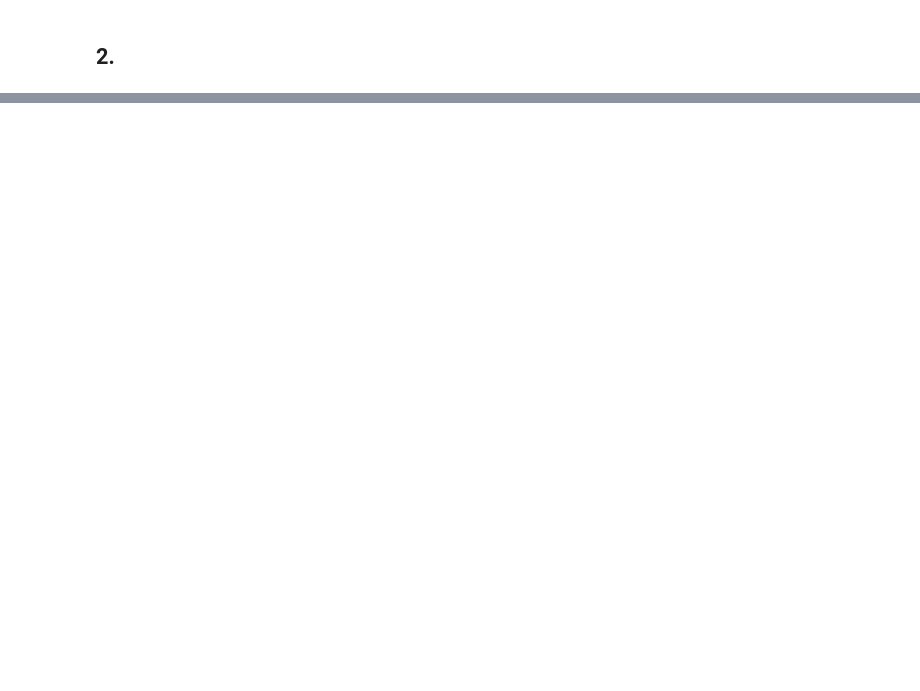
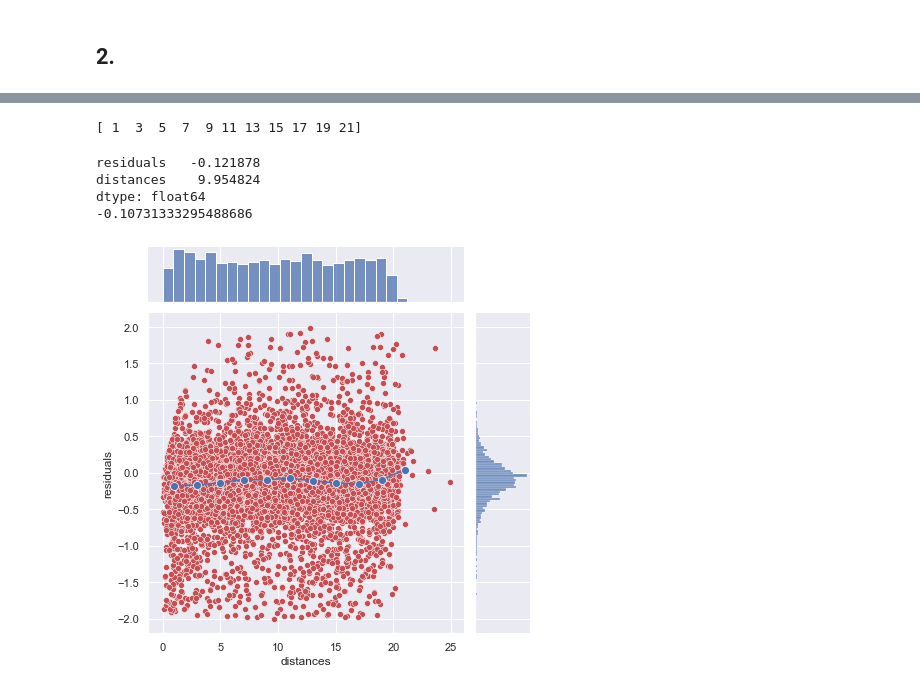
Before and after one commit to maxhoeth/LaboratoryOfComputationalPhysics_Y4, a Jupyter notebook: ex_06_maxhoeth.ipynb, the cells around one changed output, grey strips where cells are left out. Cells and saved outputs as stored; diff of their text form; code cells hidden in the pictures; blank space fills up the shorter version.

```diff
--- a/ex_06_maxhoeth.ipynb
+++ b/ex_06_maxhoeth.ipynb
@@ -72,0 +141,4 @@ print(np.sum(a)*abs(b[4]-b[5]))
+# %%
+import seaborn as sns
+sns.set(style="darkgrid")
+sns.jointplot(y=data1['residuals'][mask], x=data1['distances'][mask], kind='reg')
@@ -72,0 +148,7 @@ print(np.sum(a)*abs(b[4]-b[5]))
+# %%
+x1 = np.arange(1, 23 , 2)
+print(x1)
+# %% [output]
+[ 1  3  5  7  9 11 13 15 17 19 21]
+# %%
+y1 = np.array([[data1['residuals'][i] for i in data1.index if s - 1 <= data1['distances'][i] <= 1 + s] for s in x1 ])
@@ -72,0 +157,23 @@ print(np.sum(a)*abs(b[4]-b[5]))
+# %%
+for i in range(len(y1)):
+     y1[i] = np.mean(y1[i])
+
+print(np.mean(data1))
+print(np.mean(y1))
+# %% [output]
+residuals   -0.121878
+distances    9.954824
+dtype: float64
+-0.10731333295488686
+# %%
+g = sns.JointGrid()
+sns.scatterplot(data1['distances'], data1['residuals'], color='r', ax=g.ax_joint, )
+sns.lineplot(x=x1, y=y1, marker='o', markersize=8, ax=g.ax_joint)
+sns.histplot(x=data1['distances'], ax=g.ax_marg_x)
+sns.histplot(y=data1['residuals'], ax=g.ax_marg_y)
+plt.ylabel(r'$\overline{r}$')
+plt.xlabel(r'distance interval $x \pm 1$')
+plt.xticks(x1)
+plt.show()
+# %% [output]
+[figure, added]
```
Also changed, not shown: parts of 16 cells of this notebook.
